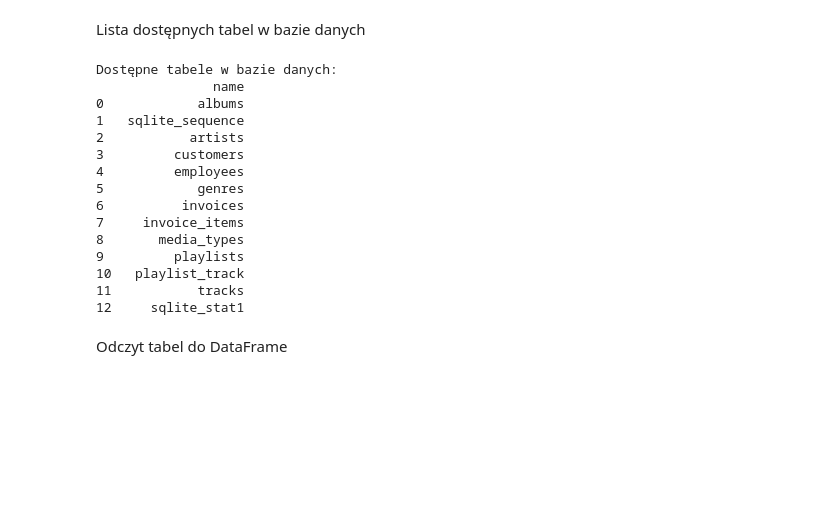
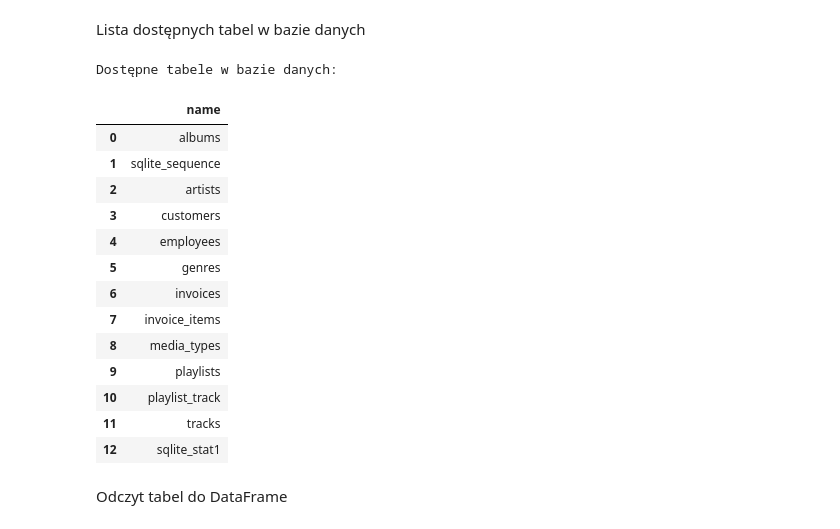
Before and after one commit to Bartek-Szewczyk/pandasProject, a Jupyter notebook: pandas.ipynb, the cells around one changed output. Cells and saved outputs as stored; diff of their text form; code cells hidden in the pictures; blank space fills up the shorter version.

```diff
--- a/pandas.ipynb
+++ b/pandas.ipynb
@@ -20,25 +20,25 @@ Lista dostępnych tabel w bazie danych
 # %%
 tables_query = "SELECT name FROM sqlite_master WHERE type='table';"
 tables = pd.read_sql_query(tables_query, conn)
 
 print("Dostępne tabele w bazie danych:")
-print(tables)
+tables
 # %% [output]
 Dostępne tabele w bazie danych:
-               name
-0            albums
-1   sqlite_sequence
-2           artists
-3         customers
-4         employees
-5            genres
-6          invoices
-7     invoice_items
-8       media_types
-9         playlists
-10   playlist_track
-11           tracks
-12     sqlite_stat1
+|  | name |
+| 0 | albums |
+| 1 | sqlite_sequence |
+| 2 | artists |
+| 3 | customers |
+| 4 | employees |
+| 5 | genres |
+| 6 | invoices |
+| 7 | invoice_items |
+| 8 | media_types |
+| 9 | playlists |
+| 10 | playlist_track |
+| 11 | tracks |
+| 12 | sqlite_stat1 |
 # %% [markdown]
 Odczyt tabel do DataFrame
 # %%
```
Also changed, not shown: parts of 7 cells of this notebook.
